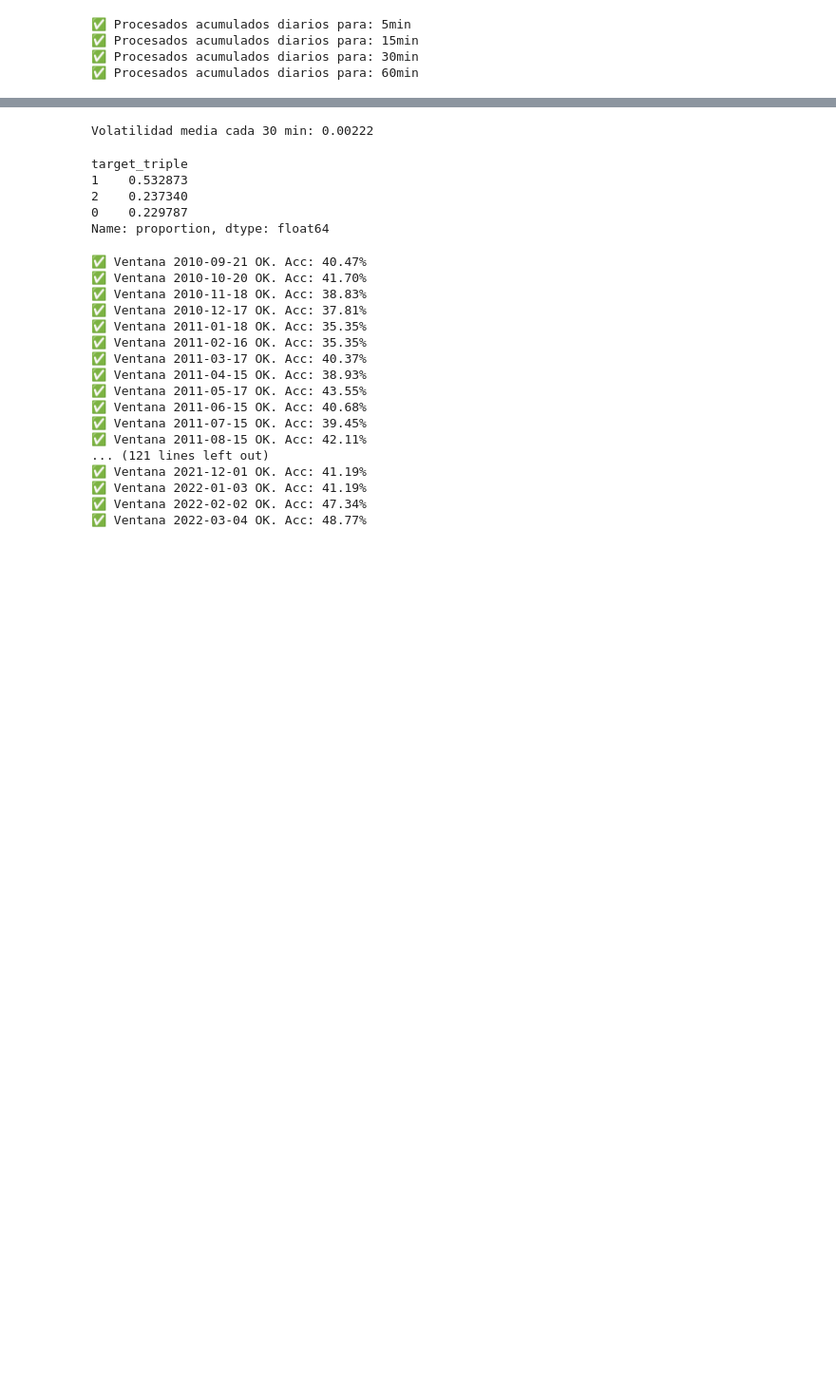
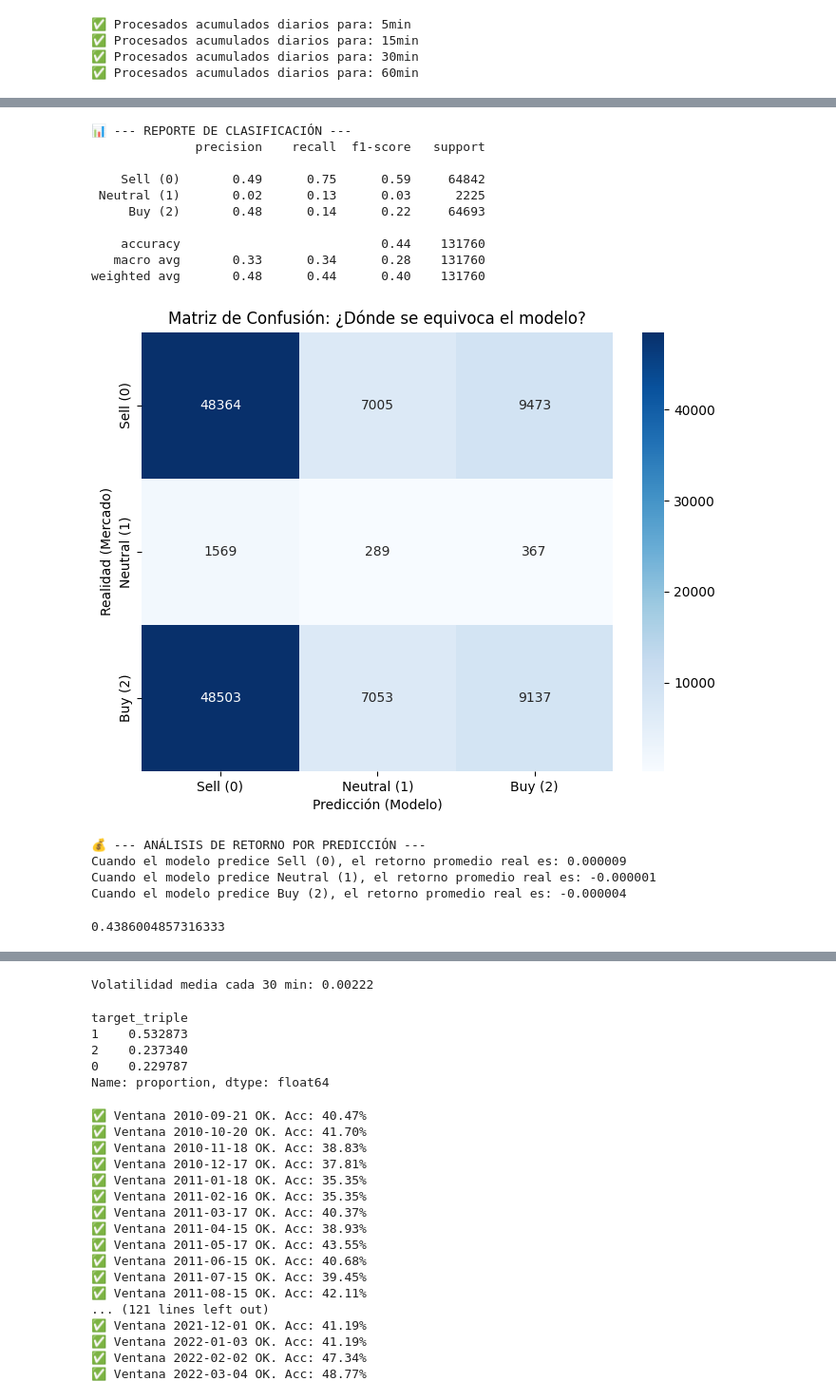
Before and after one commit to LijunZhou000/ML-Algorithmic-Trading, a Jupyter notebook: TradingBots/limipio/limpio.ipynb, the cells around one changed output, grey strips where cells are left out. Shown at 95% size. Cells and saved outputs as stored; diff of their text form; code cells hidden in the pictures; blank space fills up the shorter version.

```diff
--- a/TradingBots/limipio/limpio.ipynb
+++ b/TradingBots/limipio/limpio.ipynb
@@ -160,3 +218,22 @@ result_torch, model, sc = run_walk_forward_pytorch_amp(df_final_dict[f'{MINUTES}
+# %%
+evaluate_gold_performance(result_triple)
+# %% [output]
+📊 --- REPORTE DE CLASIFICACIÓN ---
+              precision    recall  f1-score   support
+
+    Sell (0)       0.49      0.75      0.59     64842
+ Neutral (1)       0.02      0.13      0.03      2225
+     Buy (2)       0.48      0.14      0.22     64693
+
+    accuracy                           0.44    131760
+   macro avg       0.33      0.34      0.28    131760
+weighted avg       0.48      0.44      0.40    131760
+[figure, added]
+💰 --- ANÁLISIS DE RETORNO POR PREDICCIÓN ---
+Cuando el modelo predice Sell (0), el retorno promedio real es: 0.000009
+Cuando el modelo predice Neutral (1), el retorno promedio real es: -0.000001
+Cuando el modelo predice Buy (2), el retorno promedio real es: -0.000004
+0.4386004857316333
 # %%
 plot_trading_results(result_torch)
 # %% [output]
```
Also changed, not shown: parts of 25 cells of this notebook, 21 other files.
